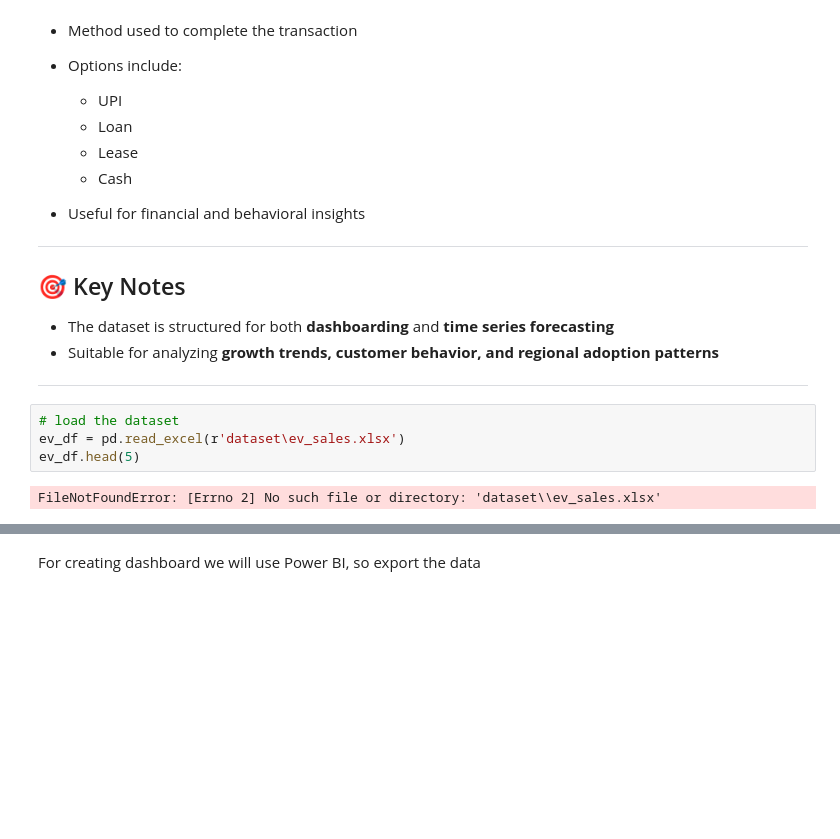
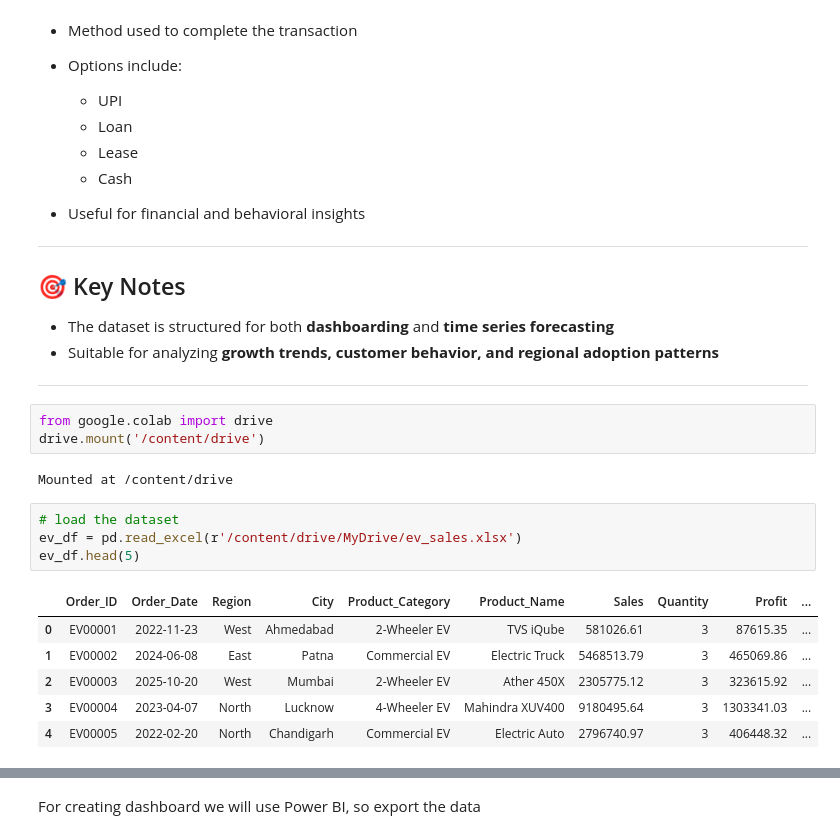
Before and after one commit to aditya-mahato-8924/Time-Series-Analysis, a Jupyter notebook: Electric Vehicle Sales Analysis/ev_sales_analysis.ipynb, the cells around one changed output, grey strips where cells are left out. Cells and saved outputs as stored; diff of their text form; blank space fills up the shorter version.

```diff
--- a/Electric Vehicle Sales Analysis/ev_sales_analysis.ipynb
+++ b/Electric Vehicle Sales Analysis/ev_sales_analysis.ipynb
@@ -163,12 +163,22 @@ This dataset represents electric vehicle (EV) sales transactions across various
 * Suitable for analyzing **growth trends, customer behavior, and regional adoption patterns**
 
 ---
+# %%
+from google.colab import drive
+drive.mount('/content/drive')
+# %% [output]
+Mounted at /content/drive
 # %%
 # load the dataset
-ev_df = pd.read_excel(r'dataset\ev_sales.xlsx')
+ev_df = pd.read_excel(r'/content/drive/MyDrive/ev_sales.xlsx')
 ev_df.head(5)
 # %% [output]
-FileNotFoundError: [Errno 2] No such file or directory: 'dataset\\ev_sales.xlsx'
+|  | Order_ID | Order_Date | Region | City | Product_Category | Product_Name | Sales | Quantity | Profit | ... |
+| 0 | EV00001 | 2022-11-23 | West | Ahmedabad | 2-Wheeler EV | TVS iQube | 581026.61 | 3 | 87615.35 | ... |
+| 1 | EV00002 | 2024-06-08 | East | Patna | Commercial EV | Electric Truck | 5468513.79 | 3 | 465069.86 | ... |
+| 2 | EV00003 | 2025-10-20 | West | Mumbai | 2-Wheeler EV | Ather 450X | 2305775.12 | 3 | 323615.92 | ... |
+| 3 | EV00004 | 2023-04-07 | North | Lucknow | 4-Wheeler EV | Mahindra XUV400 | 9180495.64 | 3 | 1303341.03 | ... |
+| 4 | EV00005 | 2022-02-20 | North | Chandigarh | Commercial EV | Electric Auto | 2796740.97 | 3 | 406448.32 | ... |
 # %%
 print(f"Shape of the data : {ev_df.shape}", end="\n\n")
 print(f"No. of missing values in the data : \n{ev_df.isnull().sum()}", end="\n\n")
```
Also changed, not shown: parts of 31 cells of this notebook.
